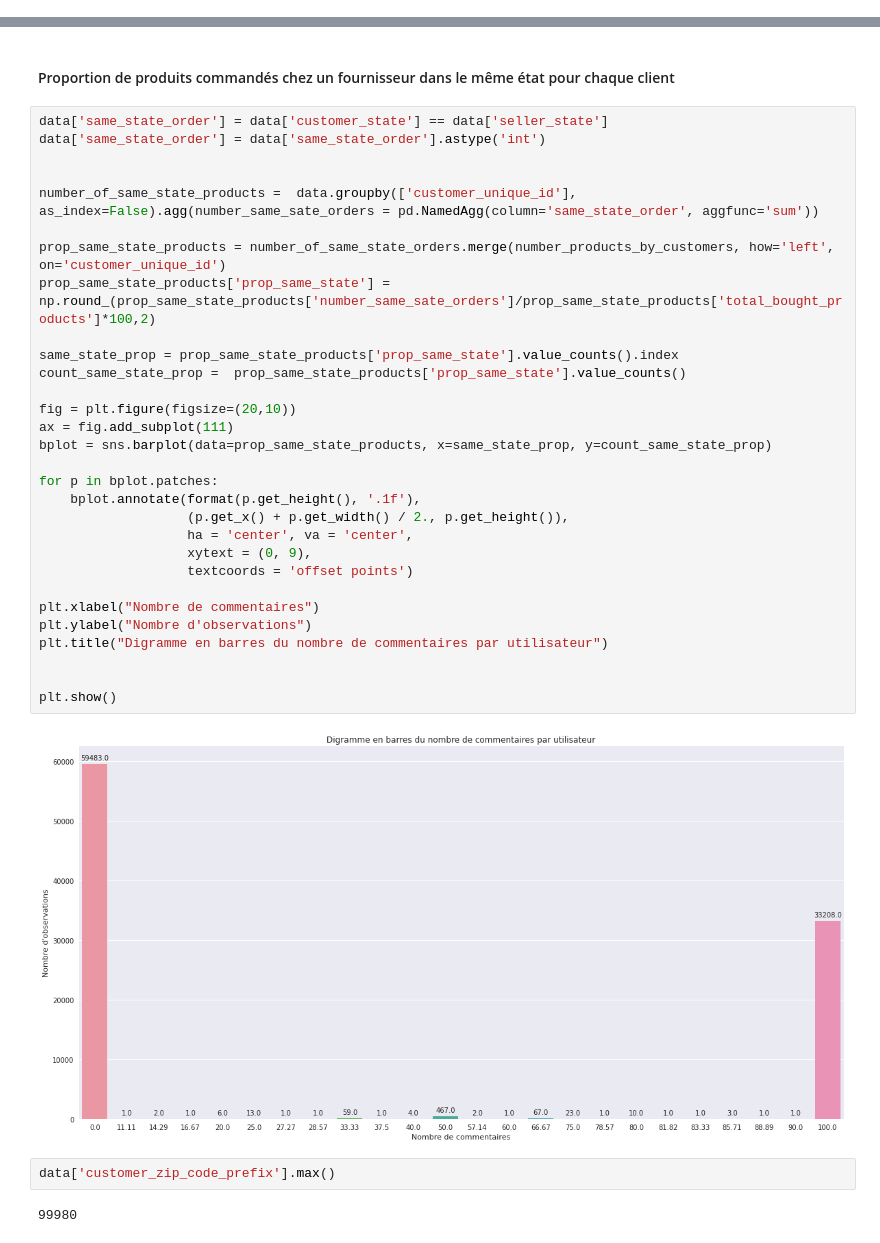
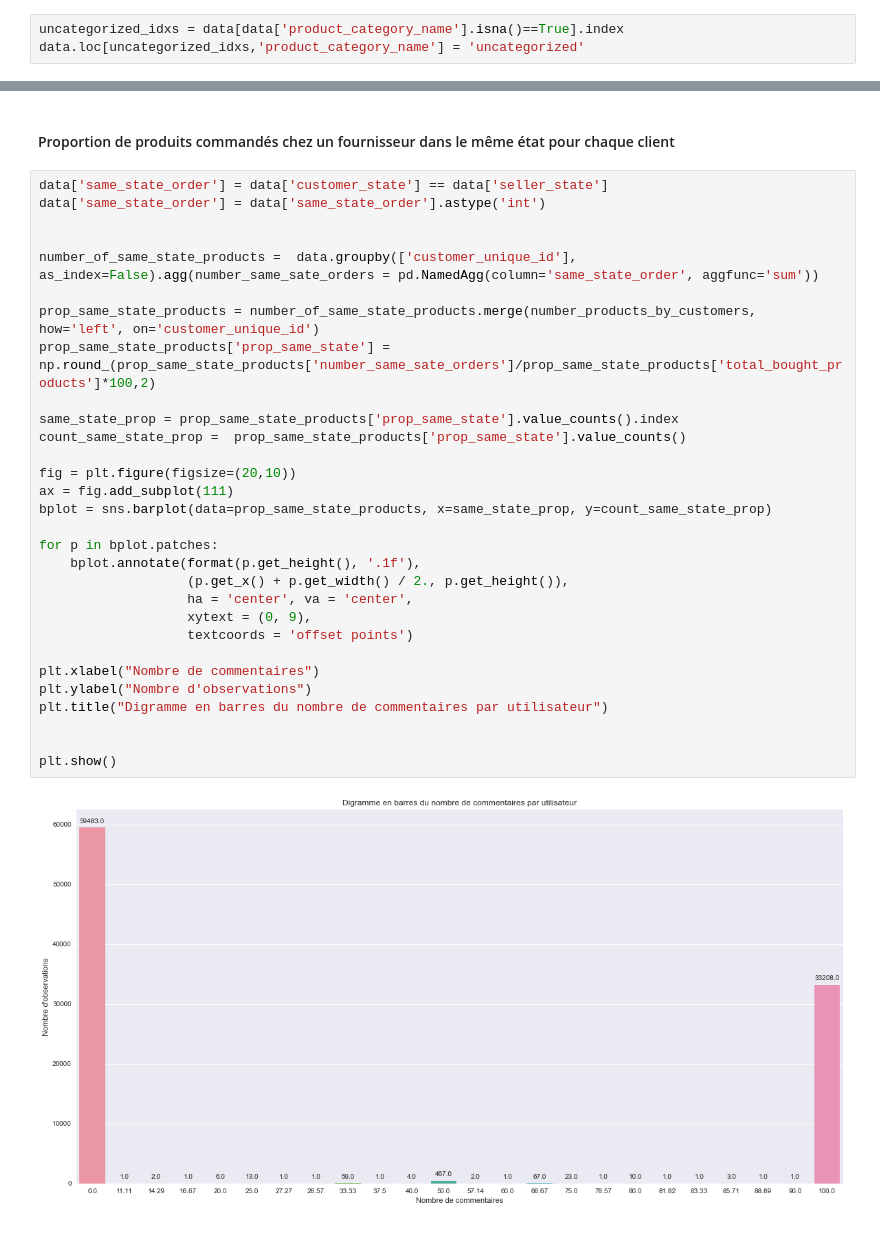
Before and after one commit to cedricsoares/openclassrooms-segmentez-des-clients-d-un-site-e-commerce, a Jupyter notebook: POLIST_01_notebookanalyse.ipynb, the cells around one changed output, grey strips where cells are left out. Drawn from its saved outputs; the diff is of its cells as text.

```diff
--- a/POLIST_01_notebookanalyse.ipynb
+++ b/POLIST_01_notebookanalyse.ipynb
@@ -480,3 +506,6 @@ Observations restantes: 110197
+# %%
+uncategorized_idxs = data[data['product_category_name'].isna()==True].index
+data.loc[uncategorized_idxs,'product_category_name'] = 'uncategorized'
 # %% [markdown]
 ## Construction de features
 # %% [markdown]
@@ -792,36 +821,32 @@ plt.show()
 # %%
 data['same_state_order'] = data['customer_state'] == data['seller_state']
 data['same_state_order'] = data['same_state_order'].astype('int')
 
 
 number_of_same_state_products =  data.groupby(['customer_unique_id'], as_index=False).agg(number_same_sate_orders = pd.NamedAgg(column='same_state_order', aggfunc='sum'))
 
-prop_same_state_products = number_of_same_state_orders.merge(number_products_by_customers, how='left', on='customer_unique_id')
+prop_same_state_products = number_of_same_state_products.merge(number_products_by_customers, how='left', on='customer_unique_id')
 prop_same_state_products['prop_same_state'] = np.round_(prop_same_state_products['number_same_sate_orders']/prop_same_state_products['total_bought_products']*100,2)
 
 same_state_prop = prop_same_state_products['prop_same_state'].value_counts().index
 count_same_state_prop =  prop_same_state_products['prop_same_state'].value_counts()
 
 fig = plt.figure(figsize=(20,10))
 ax = fig.add_subplot(111)
 bplot = sns.barplot(data=prop_same_state_products, x=same_state_prop, y=count_same_state_prop)
 
 for p in bplot.patches:
     bplot.annotate(format(p.get_height(), '.1f'),
                    (p.get_x() + p.get_width() / 2., p.get_height()),
                    ha = 'center', va = 'center',
                    xytext = (0, 9),
                    textcoords = 'offset points')
 
 plt.xlabel("Nombre de commentaires")
 plt.ylabel("Nombre d'observations")
 plt.title("Digramme en barres du nombre de commentaires par utilisateur")
 
 
 plt.show()
 # %% [output]
-[figure, old version]
+[figure, new version]
-# %%
-data['customer_zip_code_prefix'].max()
-# %% [output]
-99980
```
Also changed, not shown: parts of 19 cells of this notebook.
